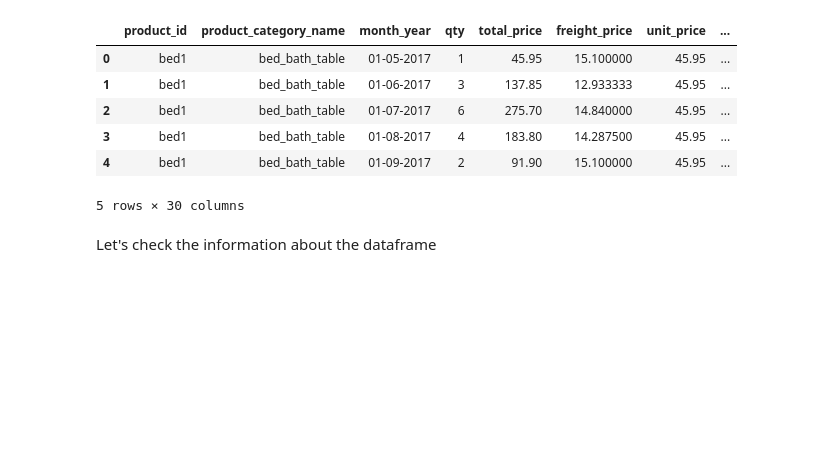
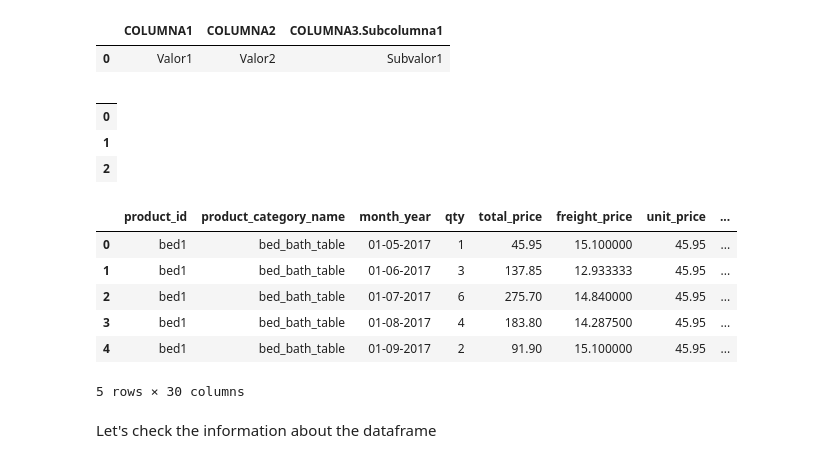
Before and after one commit to earo12/Retail-Price-Optimization, a Jupyter notebook: Retail_Price_Optimization.ipynb, the cells around one changed output. Saved outputs shown, nothing was run; the diff lists cells and outputs as text; code cells hidden in the pictures; blank space fills up the shorter version.

```diff
--- a/Retail_Price_Optimization.ipynb
+++ b/Retail_Price_Optimization.ipynb
@@ -6,6 +6,21 @@ import pandas as pd
 import matplotlib.pyplot as plt
 import seaborn as sns
 import plotly.express as px
+# %%
+data = {'COLUMNA1': 'Valor1', 'COLUMNA2': 'Valor2', 'COLUMNA3': {'Subcolumna1': 'Subvalor1'}}
+df = pd.json_normalize(data)
+df
+# %% [output]
+|  | COLUMNA1 | COLUMNA2 | COLUMNA3.Subcolumna1 |
+| 0 | Valor1 | Valor2 | Subvalor1 |
+# %%
+df = pd.json_normalize(df)
+df
+# %% [output]
+|  |
+| 0 |
+| 1 |
+| 2 |
 # %%
 df = pd.read_csv('retail_price.csv')
 df.head()
```
